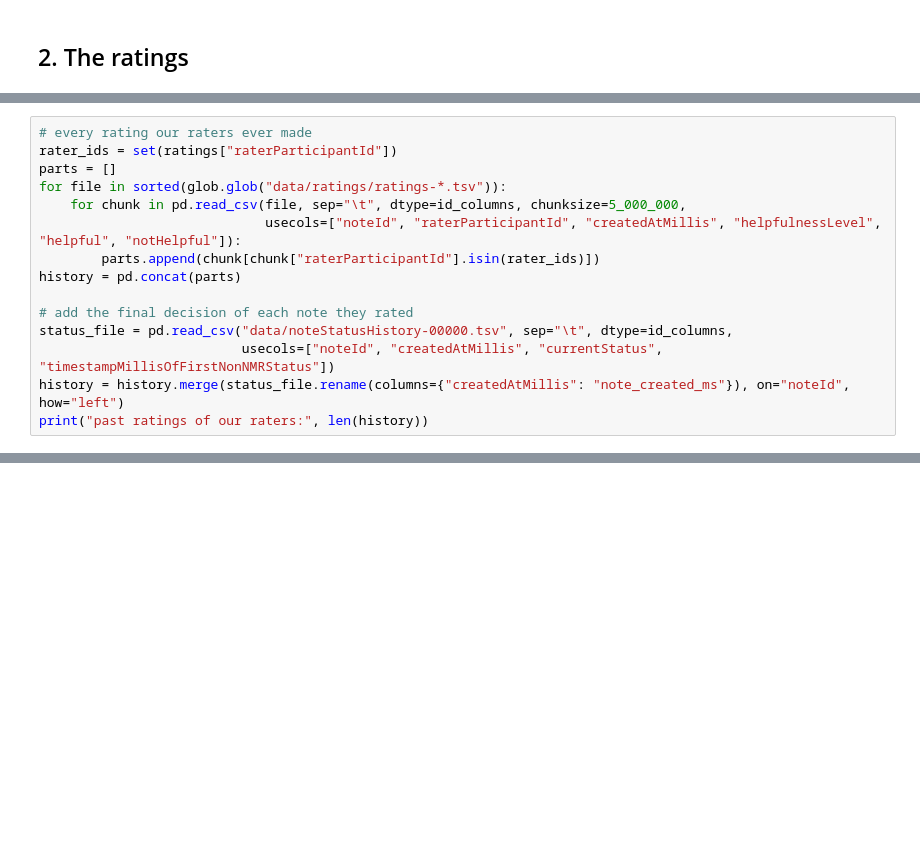
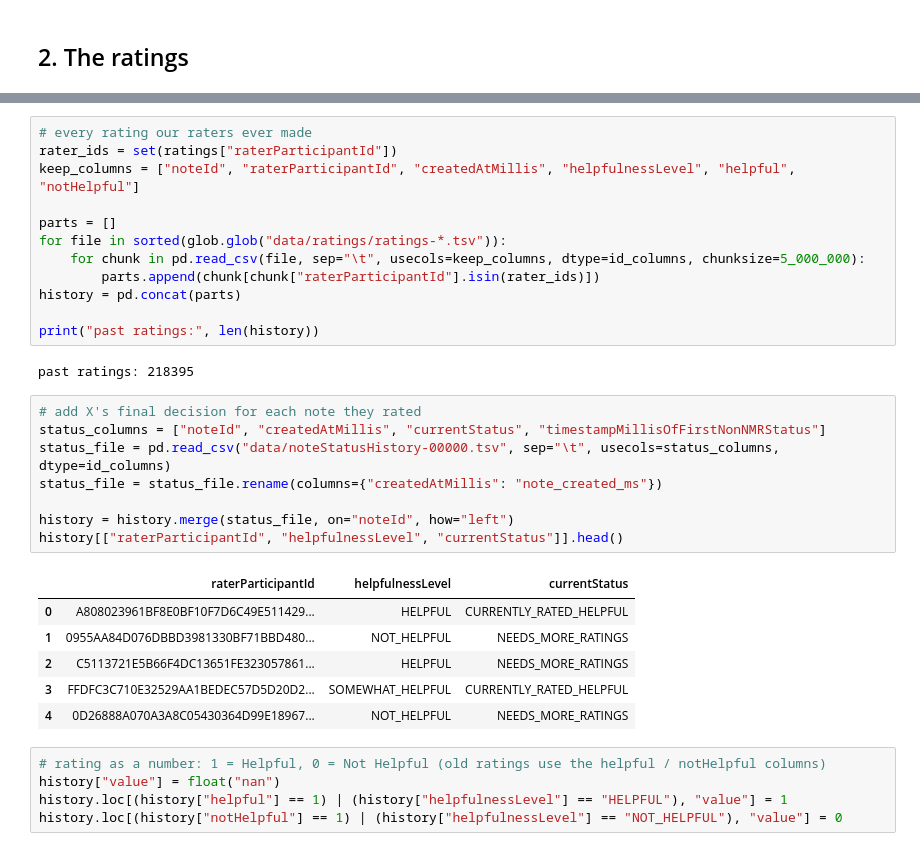
Before and after one commit to Dhanush-0017/community-notes, a Jupyter notebook: saudi_summary.ipynb, the cells around one changed output, grey strips where cells are left out. Saved outputs shown, nothing was run; the diff lists cells and outputs as text; blank space fills up the shorter version.

```diff
--- a/saudi_summary.ipynb
+++ b/saudi_summary.ipynb
@@ -110,15 +93,0 @@ This reads all of X's ratings files, so it takes about 3 minutes.
-# %%
-# every rating our raters ever made
-rater_ids = set(ratings["raterParticipantId"])
-parts = []
-for file in sorted(glob.glob("data/ratings/ratings-*.tsv")):
-    for chunk in pd.read_csv(file, sep="\t", dtype=id_columns, chunksize=5_000_000,
-                             usecols=["noteId", "raterParticipantId", "createdAtMillis", "helpfulnessLevel", "helpful", "notHelpful"]):
-        parts.append(chunk[chunk["raterParticipantId"].isin(rater_ids)])
-history = pd.concat(parts)
-
-# add the final decision of each note they rated
-status_file = pd.read_csv("data/noteStatusHistory-00000.tsv", sep="\t", dtype=id_columns,
-                          usecols=["noteId", "createdAtMillis", "currentStatus", "timestampMillisOfFirstNonNMRStatus"])
-history = history.merge(status_file.rename(columns={"createdAtMillis": "note_created_ms"}), on="noteId", how="left")
-print("past ratings of our raters:", len(history))
@@ -234,0 +146,34 @@ Note: my scores use one month of data, so they are lower than X's. Compare the n
+# %%
+# every rating our raters ever made
+rater_ids = set(ratings["raterParticipantId"])
+keep_columns = ["noteId", "raterParticipantId", "createdAtMillis", "helpfulnessLevel", "helpful", "notHelpful"]
+
+parts = []
+for file in sorted(glob.glob("data/ratings/ratings-*.tsv")):
+    for chunk in pd.read_csv(file, sep="\t", usecols=keep_columns, dtype=id_columns, chunksize=5_000_000):
+        parts.append(chunk[chunk["raterParticipantId"].isin(rater_ids)])
+history = pd.concat(parts)
+
+print("past ratings:", len(history))
+# %% [output]
+past ratings: 218395
+# %%
+# add X's final decision for each note they rated
+status_columns = ["noteId", "createdAtMillis", "currentStatus", "timestampMillisOfFirstNonNMRStatus"]
+status_file = pd.read_csv("data/noteStatusHistory-00000.tsv", sep="\t", usecols=status_columns, dtype=id_columns)
+status_file = status_file.rename(columns={"createdAtMillis": "note_created_ms"})
+
+history = history.merge(status_file, on="noteId", how="left")
+history[["raterParticipantId", "helpfulnessLevel", "currentStatus"]].head()
+# %% [output]
+|  | raterParticipantId | helpfulnessLevel | currentStatus |
+| 0 | A808023961BF8E0BF10F7D6C49E511429... | HELPFUL | CURRENTLY_RATED_HELPFUL |
+| 1 | 0955AA84D076DBBD3981330BF71BBD480... | NOT_HELPFUL | NEEDS_MORE_RATINGS |
+| 2 | C5113721E5B66F4DC13651FE323057861... | HELPFUL | NEEDS_MORE_RATINGS |
+| 3 | FFDFC3C710E32529AA1BEDEC57D5D20D2... | SOMEWHAT_HELPFUL | CURRENTLY_RATED_HELPFUL |
+| 4 | 0D26888A070A3A8C05430364D99E18967... | NOT_HELPFUL | NEEDS_MORE_RATINGS |
+# %%
+# rating as a number: 1 = Helpful, 0 = Not Helpful (old ratings use the helpful / notHelpful columns)
+history["value"] = float("nan")
+history.loc[(history["helpful"] == 1) | (history["helpfulnessLevel"] == "HELPFUL"), "value"] = 1
+history.loc[(history["notHelpful"] == 1) | (history["helpfulnessLevel"] == "NOT_HELPFUL"), "value"] = 0
```
Also changed, not shown: parts of 56 cells of this notebook, 3 other files.
